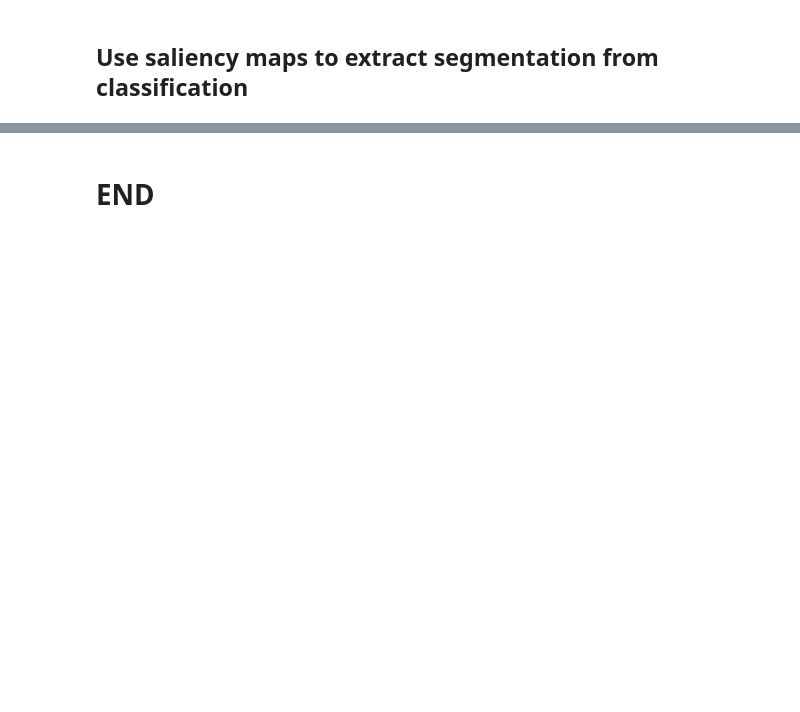
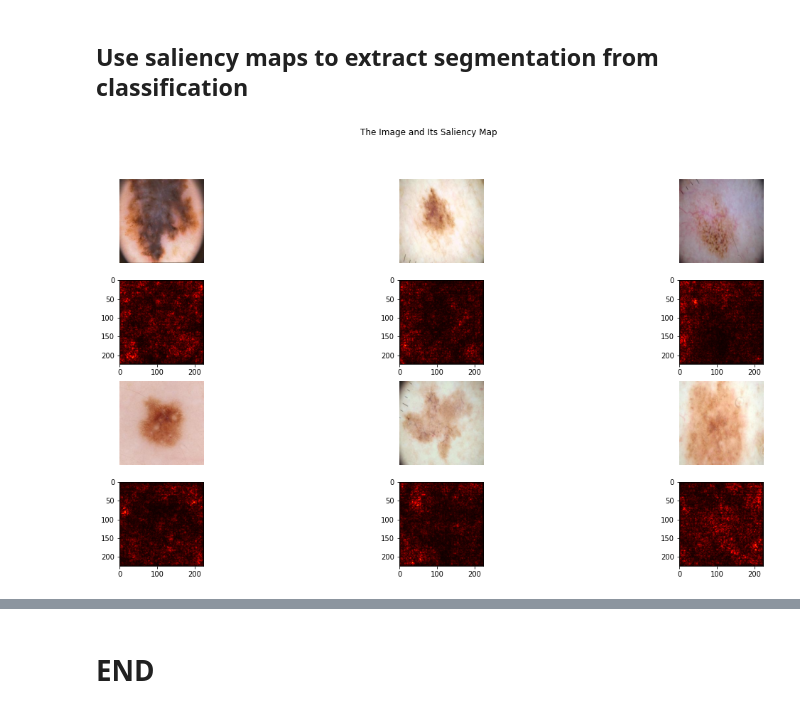
Before and after one commit to nikarav/Deep-Learning-In-Computer-Vision, a Jupyter notebook: Project3/part4.ipynb, the cells around one changed output, grey strips where cells are left out. Cells and saved outputs as stored; diff of their text form; code cells hidden in the pictures; blank space fills up the shorter version.

```diff
--- a/Project3/part4.ipynb
+++ b/Project3/part4.ipynb
@@ -826,7 +828,8 @@ class ISIC_background(torch.utils.data.Dataset):
         else:
             self.type = "test"
         self.transform = transform
-        image_paths = os.listdir(os.path.join(data_path, 'train_allstyles', 'Images'))
+        # image_paths = os.listdir(os.path.join(data_path, 'train_allstyles', 'Images'))
+        image_paths = os.listdir(os.path.join(data_path, 'train_style1', 'Images'))
         background_paths = os.listdir(os.path.join(data_path, 'background'))
         num_images = len(image_paths) + len(background_paths)
 
@@ -1072,7 +1075,7 @@ Loss: 0.37044793367385864 . Accuracy: 0.425
 # %% [markdown]
 ## Use saliency maps to extract segmentation from classification
 # %%
-num_images = 15
+num_images = 6
 for i, (inputs, labels) in enumerate(test_loader):
     inputs = inputs.to(device)
     labels = labels.to(device)
@@ -1080,11 +1083,11 @@ for i, (inputs, labels) in enumerate(test_loader):
     outputs = resnet_152(inputs)
     _, preds = torch.max(outputs, 1)
 
-    fig, axs = plt.subplots(6,5, figsize=(20,10))
+    fig, axs = plt.subplots(4,3, figsize=(20,10))
     c = 0
-    # plot 15 images in a grid 3x5
-    for j in [0, 2, 4]:
-        for k in range(5):
+    # plot 6 images in a grid 2x3
+    for j in [0, 2]:
+        for k in range(3):
             # get the next image
             img = inputs.data[c]
             # Reshape the image (because the model use
@@ -1105,30 +1108,32 @@ for i, (inputs, labels) in enumerate(test_loader):
             # Do backpropagation to get the derivative of the output based on the image
             output_max.backward()
 
             # Retireve the saliency map and also pick the maximum value from channels on each pixel.
             # In this case, we look at dim=1. Recall the shape (batch_size, channel, width, height)
             saliency, _ = torch.max(img.grad.data.abs(), dim=1)
             saliency = saliency.reshape(224, 224)
 
             # Reshape the image
             img = img.reshape(-1, 224, 224)
 
             # Visualize the image and the saliency map
             axs[j,k].imshow(img.cpu().detach().numpy().transpose(1, 2, 0))
             axs[j,k].axis('off')
             axs[j+1,k].imshow(saliency.cpu(), cmap='hot')
             axs[j,k].axis('off')
 
             # go to the next image
             c += 1
 
             if c == num_images:
                 break
 
     # do this with just 1 batch
     if i == 0:
         break
 
 # plt.tight_layout()
 plt.suptitle('The Image and Its Saliency Map')
 plt.show()
+# %% [output]
+[figure, added]
```
Also changed, not shown: parts of 6 cells of this notebook.
